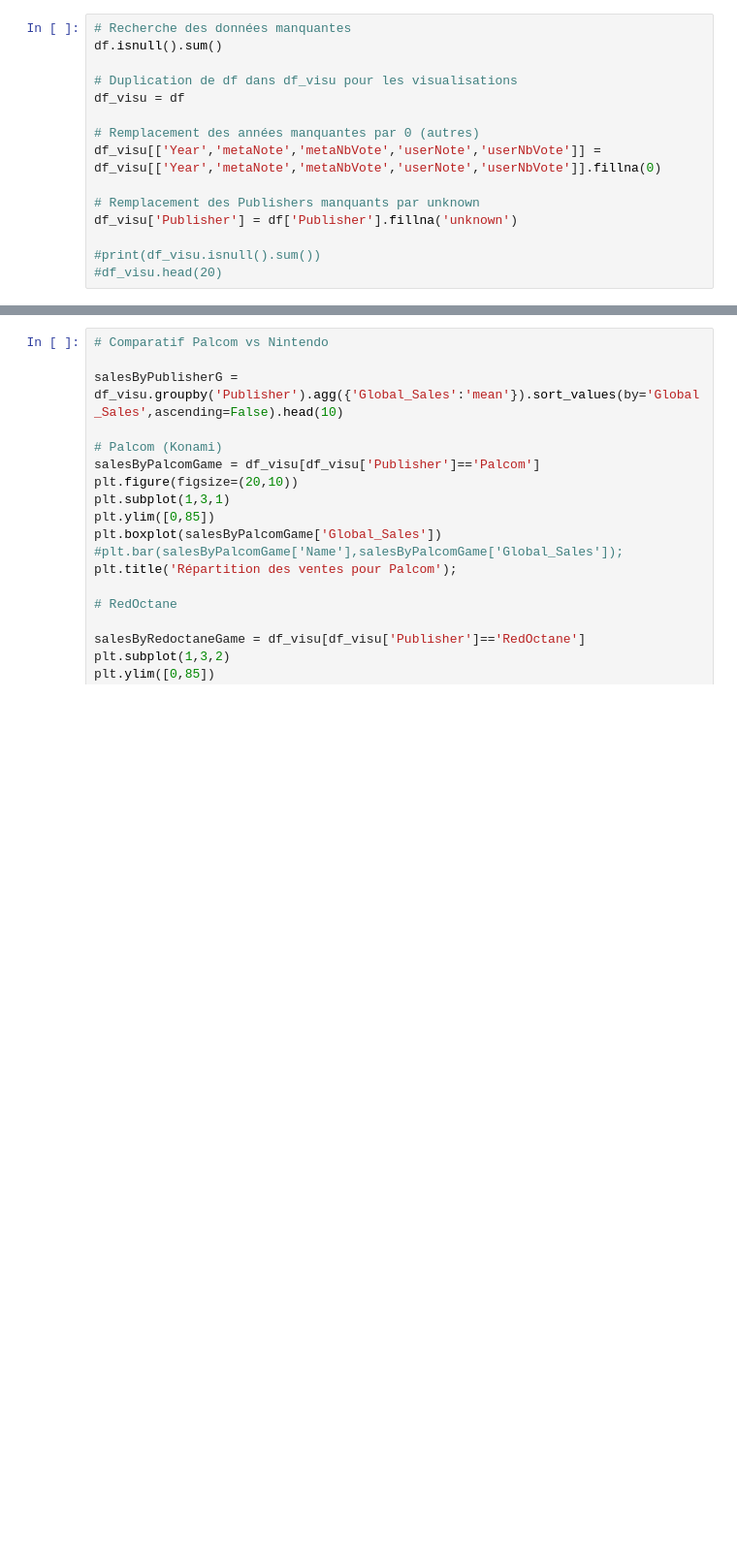
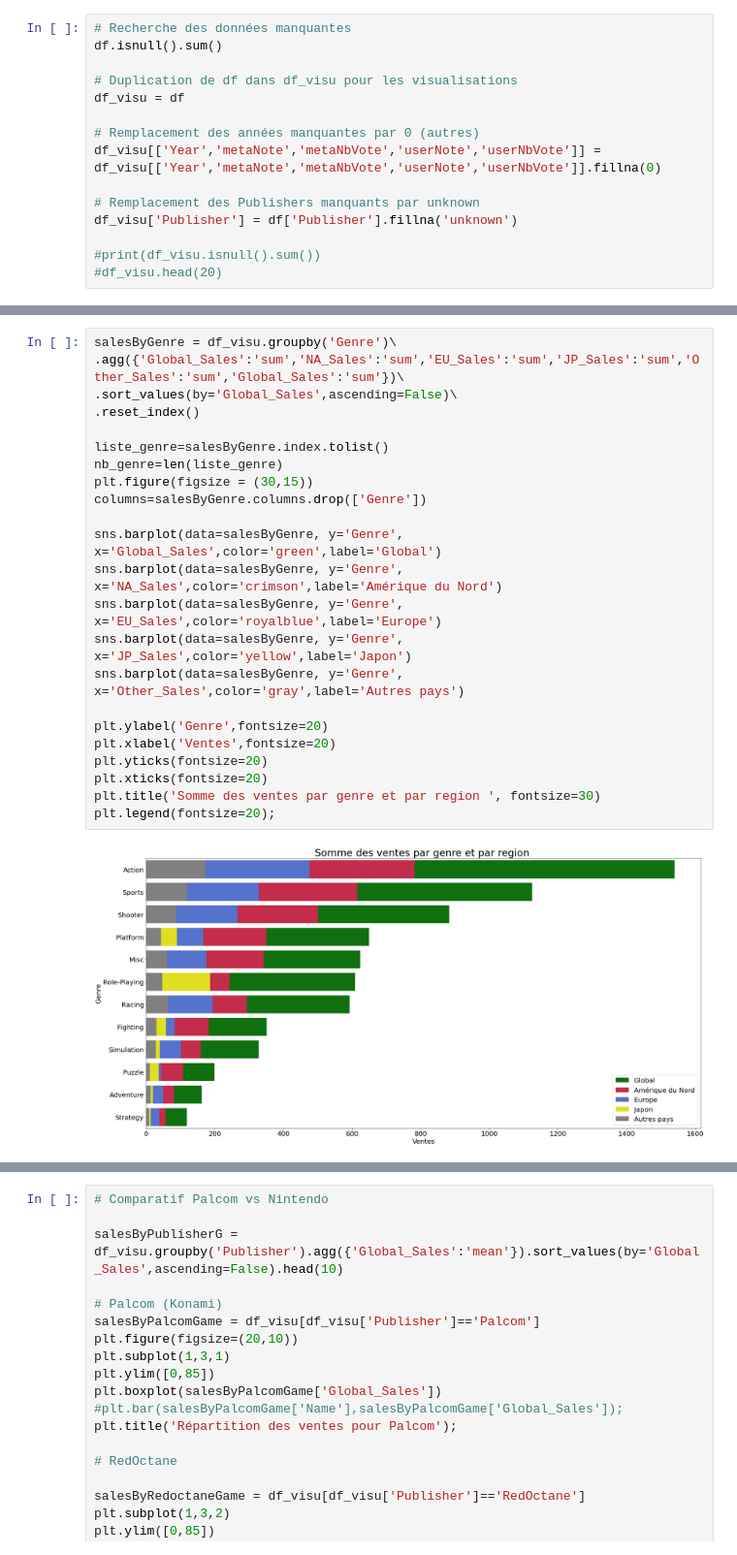
Before and after one commit to Pascal-Thai/GamingSales, a Jupyter notebook: GamingSales-Visualisation.ipynb, the cells around one changed output, grey strips where cells are left out. Shown: that part at 97% size. Drawn from its saved outputs; the diff is of its cells as text; blank space fills up the shorter version.

Commit message:
ML + Visualisation
MAJ des GridSearch, clean du code

```diff
--- a/GamingSales-Visualisation.ipynb
+++ b/GamingSales-Visualisation.ipynb
@@ -280,0 +123,25 @@ plt.title('Nombre moyen de ventes au Japon par Jeu');
+# %%
+salesByGenre = df_visu.groupby('Genre')\
+.agg({'Global_Sales':'sum','NA_Sales':'sum','EU_Sales':'sum','JP_Sales':'sum','Other_Sales':'sum','Global_Sales':'sum'})\
+.sort_values(by='Global_Sales',ascending=False)\
+.reset_index()
+
+liste_genre=salesByGenre.index.tolist()
+nb_genre=len(liste_genre)
+plt.figure(figsize = (30,15))
+columns=salesByGenre.columns.drop(['Genre'])
+
+sns.barplot(data=salesByGenre, y='Genre', x='Global_Sales',color='green',label='Global')
+sns.barplot(data=salesByGenre, y='Genre', x='NA_Sales',color='crimson',label='Amérique du Nord')
+sns.barplot(data=salesByGenre, y='Genre', x='EU_Sales',color='royalblue',label='Europe')
+sns.barplot(data=salesByGenre, y='Genre', x='JP_Sales',color='yellow',label='Japon')
+sns.barplot(data=salesByGenre, y='Genre', x='Other_Sales',color='gray',label='Autres pays')
+
+plt.ylabel('Genre',fontsize=20)
+plt.xlabel('Ventes',fontsize=20)
+plt.yticks(fontsize=20)
+plt.xticks(fontsize=20)
+plt.title('Somme des ventes par genre et par region ', fontsize=30)
+plt.legend(fontsize=20);
+# %% [output]
+[figure, added]
```
Also changed, not shown: parts of 12 cells of this notebook, 1 other file.
